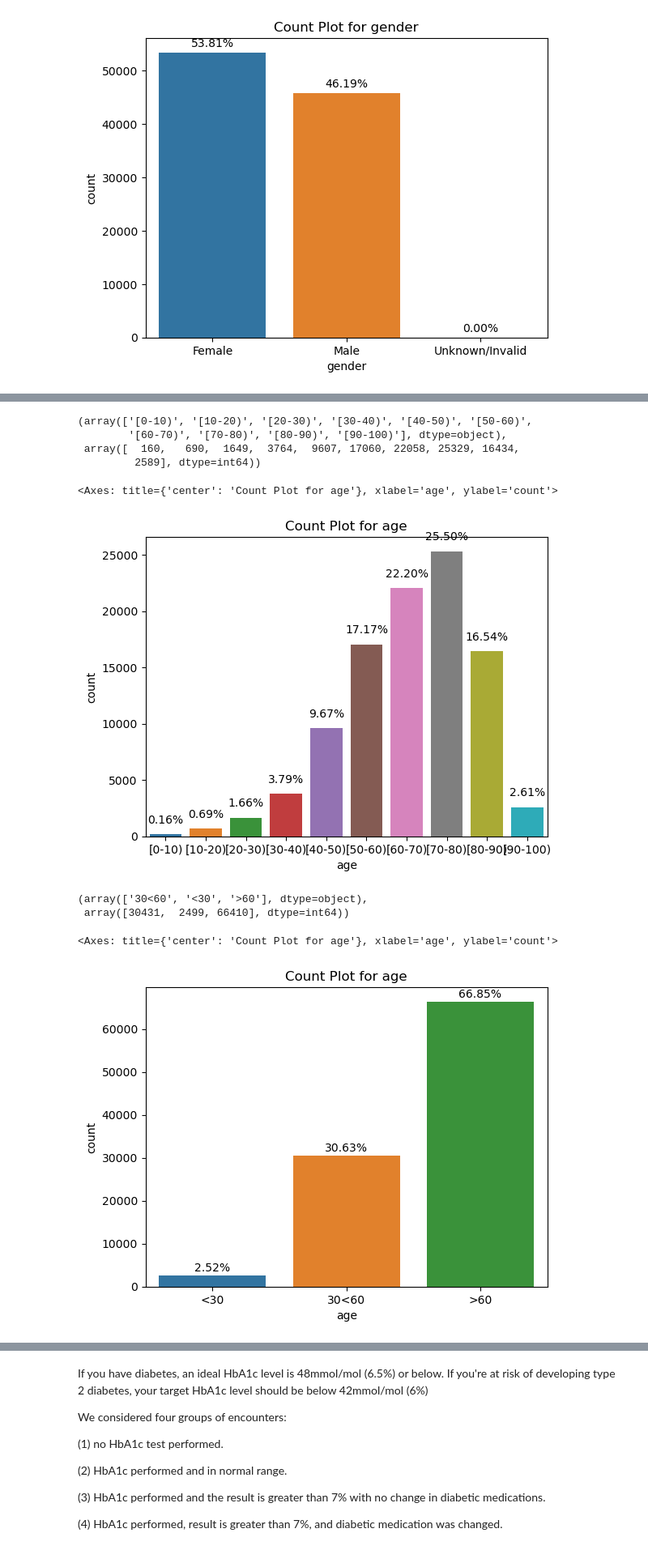
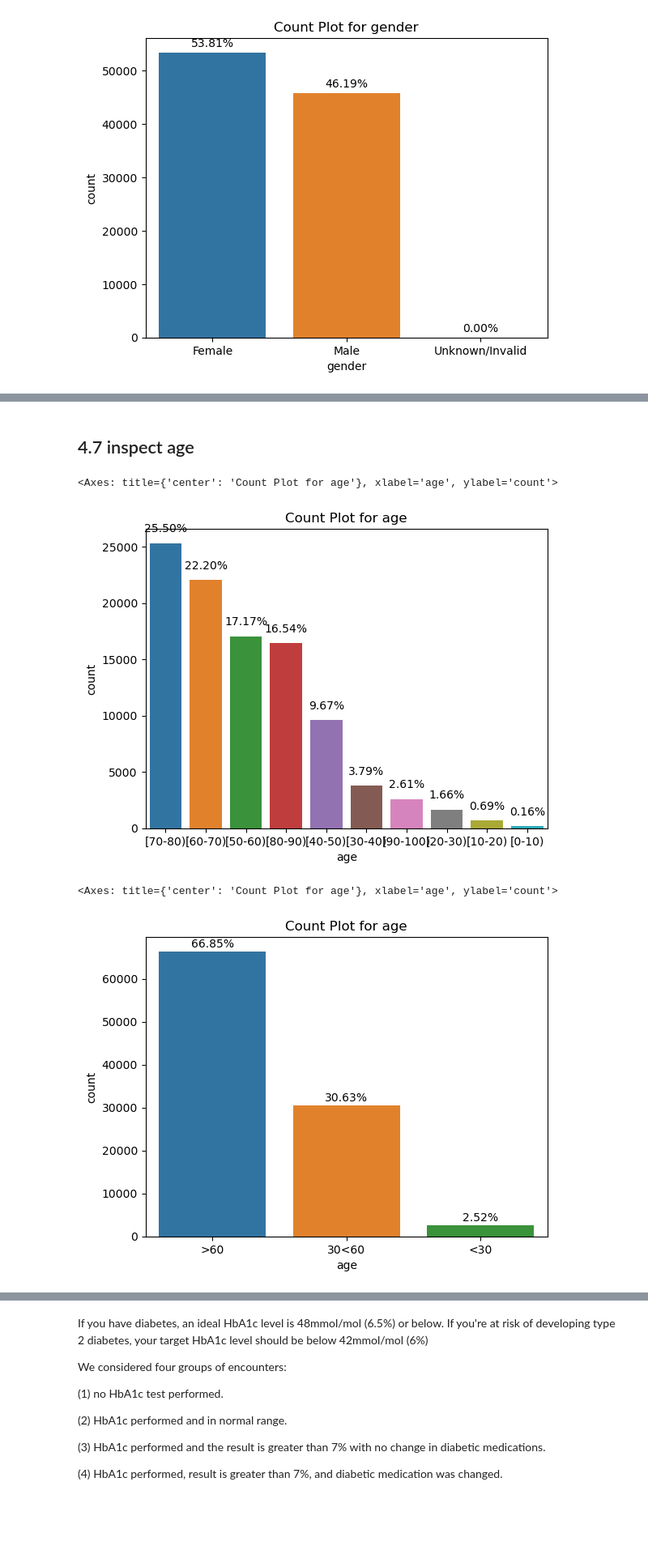
Before and after one commit to davidunga/ml-2024, a Jupyter notebook: Project.ipynb, the cells around one changed output, grey strips where cells are left out. Shown at 81% size. Drawn from its saved outputs; the diff is of its cells as text; code cells hidden in the pictures; blank space fills up the shorter version.

```diff
--- a/Project.ipynb
+++ b/Project.ipynb
@@ -644,8 +797,14 @@ plot_categorical_with_percent(df_categorical,'discharge_disposition_id')
 # %%
 # change the discharge to categorical, reduce to home/other
-df_categorical.loc[df_categorical.discharge_disposition_id != 1, 'discharge_disposition_id'] = 'other'
-df_categorical.loc[df_categorical.discharge_disposition_id == 1, 'discharge_disposition_id'] = 'home'
+def binary_grouping(df, column, equal_to, new_value, other= 'other'):
+    df.loc[df[column]!= equal_to, column] = other
+    df.loc[df[column] == equal_to, column] = 'home'
+    return df
+
 df_categorical.rename(columns={'discharge_disposition_id': 'discharge'}, inplace=True)
+df_categorical = binary_grouping(df_categorical, 'discharge', equal_to=1, new_value='home', other='other')
+
+
 plot_categorical_with_percent(df_categorical,'discharge')
 # change the discharge to categorical, reduce to home/other
 # np.unique(df_with_diag.discharge, return_counts=True)
@@ -677,8 +834,13 @@ plot_categorical_with_percent(df_categorical,'admission_type_id')
 # %%
-df_categorical.loc[df_categorical.admission_type_id.isin([5,6,8]), 'admission_type_id'] = 'other'
-df_categorical.loc[df_categorical.admission_type_id.isin([1,2]), 'admission_type_id'] = 'high_prayority'
-df_categorical.loc[df_categorical.admission_type_id.isin([3,4,7]), 'admission_type_id'] = 'clinic_referral'
+def group_cat_column_by_dict(df, column, group_dict):
+    for key in group_dict.keys():
+        df.loc[df_categorical[column].isin(group_dict[key]), column] = key
+    return df
+
+group_dict={'other': [5, 6, 8], 'high_prayority': [1, 2], 'clinic_referral': [3, 4, 7]}
+df_categorical = group_cat_column_by_dict(df_categorical, 'admission_type_id', group_dict)
 df_categorical.rename(columns={'admission_type_id': 'admission'}, inplace=True)
+
 np.unique(df_categorical.admission, return_counts=True)
 plot_categorical_with_percent(df_categorical,'admission')
 # %% [output]
@@ -689,6 +850,0 @@ plot_categorical_with_percent(df_categorical,'admission')
-# %%
-df_categorical.loc[df_categorical.race.isna(), 'race'] ='missing'
-df_categorical.loc[df_categorical.race.isin(['Asian', 'Hispanic','Other']), 'race'] ='other'
-np.unique(df_categorical.race.astype(str), return_counts=True)
-# df_categorical = pd.get_dummies(df_categorical, columns=['race'], prefix_sep='_')
-plot_categorical_with_percent(df_categorical,'race')
@@ -699,0 +859,4 @@ plot_categorical_with_percent(df_categorical,'race')
+# %%
+group_dict={'other': ['Other', 'Hispanic', 'Asian']}
+df_categorical = group_cat_column_by_dict(df_categorical, 'race', group_dict)
+plot_categorical_with_percent(df_categorical,'race')
@@ -700,23 +866,19 @@ plot_categorical_with_percent(df_categorical,'race')
+# %% [markdown]
+## 4.7 inspect age
 # %%
 # age groups are divided to tree: yung- <30, midlife 30<60 and old 60+ and turn to categorical
-np.unique(df_categorical.age.astype(str), return_counts=True)
+# np.unique(df_categorical.age.astype(str), return_counts=True)
 plot_categorical_with_percent(df_categorical,'age')
 # %% [output]
-(array(['[0-10)', '[10-20)', '[20-30)', '[30-40)', '[40-50)', '[50-60)',
-        '[60-70)', '[70-80)', '[80-90)', '[90-100)'], dtype=object),
- array([  160,   690,  1649,  3764,  9607, 17060, 22058, 25329, 16434,
-         2589], dtype=int64))
+<Axes: title={'center': 'Count Plot for age'}, xlabel='age', ylabel='count'>
-<Axes: title={'center': 'Count Plot for age'}, xlabel='age', ylabel='count'>
-[figure, old version]
+[figure, new version]
 # %%
-df_categorical.loc[df_categorical.age.isin(['[0-10)', '[10-20)', '[20-30)']), 'age'] ='<30'
-df_categorical.loc[df_categorical.age.isin(['[30-40)', '[40-50)', '[50-60)']), 'age'] ='30<60'
-df_categorical.loc[df_categorical.age.isin(['[60-70)', '[70-80)', '[80-90)', '[90-100)']), 'age'] ='>60'
-np.unique(df_categorical.age.astype(str), return_counts=True)
+
+group_dict={'<30': ['[0-10)', '[10-20)', '[20-30)'], '30<60': ['[30-40)', '[40-50)', '[50-60)'], '>60': ['[60-70)', '[70-80)', '[80-90)', '[90-100)']}
+df_categorical = group_cat_column_by_dict(df_categorical, 'age', group_dict)
+
 # df_categorical = pd.get_dummies(df_categorical, columns=['age'], prefix_sep='_')
 plot_categorical_with_percent(df_categorical,'age')
 # %% [output]
-(array(['30<60', '<30', '>60'], dtype=object),
- array([30431,  2499, 66410], dtype=int64))
+<Axes: title={'center': 'Count Plot for age'}, xlabel='age', ylabel='count'>
-<Axes: title={'center': 'Count Plot for age'}, xlabel='age', ylabel='count'>
-[figure, old version]
+[figure, new version]
```
Also changed, not shown: parts of 95 cells of this notebook.
